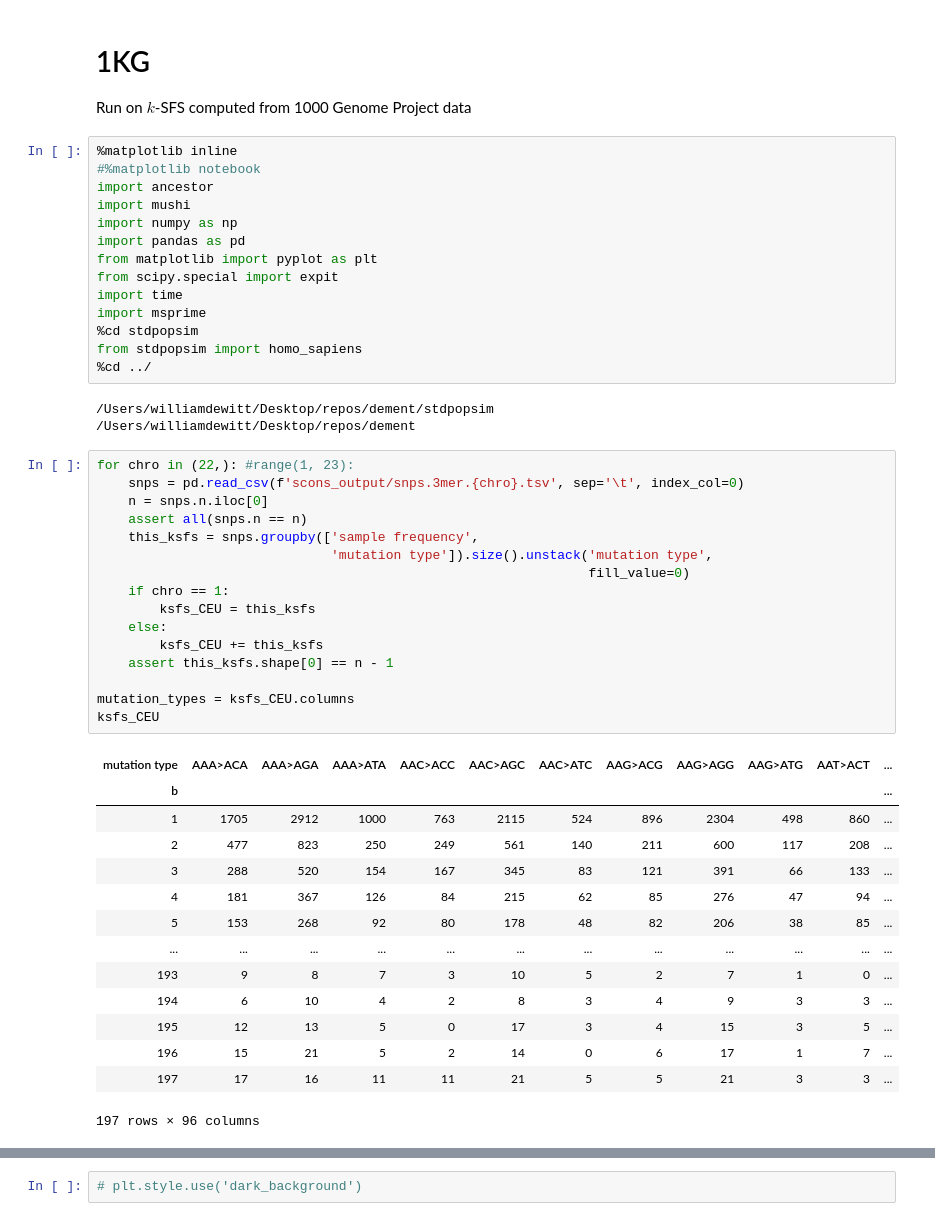
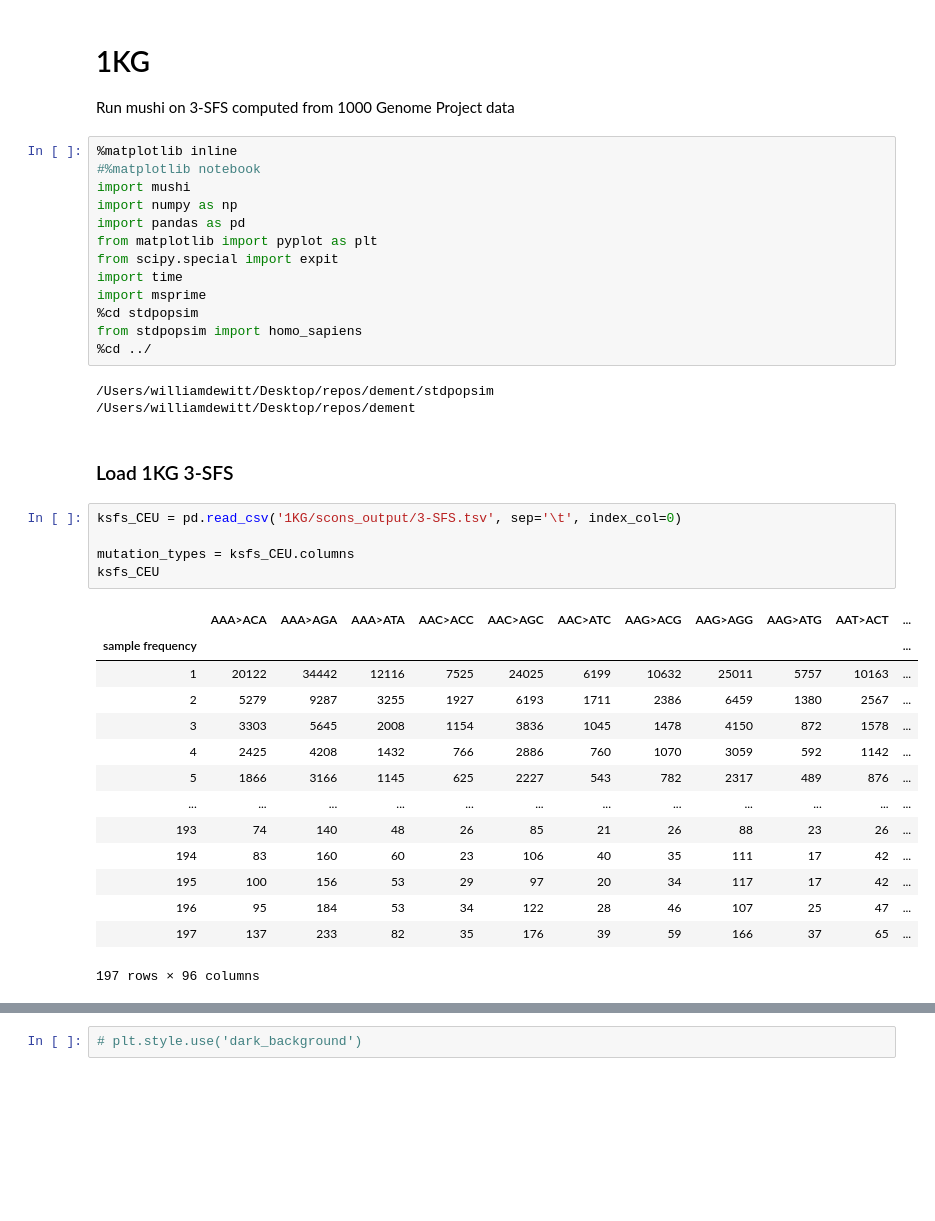
Before and after one commit to harrispopgen/mushi, a Jupyter notebook: 1KG.ipynb, the cells around one changed output, grey strips where cells are left out. Drawn from its saved outputs; the diff is of its cells as text; blank space fills up the shorter version.

```diff
--- a/1KG.ipynb
+++ b/1KG.ipynb
@@ -1,11 +1,10 @@
 # %% [markdown]
 1KG
 ==
-Run on $k$-SFS computed from 1000 Genome Project data
+Run mushi on 3-SFS computed from 1000 Genome Project data
 # %%
 %matplotlib inline
 #%matplotlib notebook
-import ancestor
 import mushi
 import numpy as np
 import pandas as pd
@@ -19,34 +18,25 @@ from stdpopsim import homo_sapiens
 # %% [output]
 /Users/williamdewitt/Desktop/repos/dement/stdpopsim
 /Users/williamdewitt/Desktop/repos/dement
-# %%
-for chro in (22,): #range(1, 23):
-    snps = pd.read_csv(f'scons_output/snps.3mer.{chro}.tsv', sep='\t', index_col=0)
-    n = snps.n.iloc[0]
-    assert all(snps.n == n)
-    this_ksfs = snps.groupby(['sample frequency',
-                              'mutation type']).size().unstack('mutation type',
-                                                               fill_value=0)
-    if chro == 1:
-        ksfs_CEU = this_ksfs
-    else:
-        ksfs_CEU += this_ksfs
-    assert this_ksfs.shape[0] == n - 1
-
-mutation_types = ksfs_CEU.columns
-ksfs_CEU
-# %% [output]
-| mutation type | AAA>ACA | AAA>AGA | AAA>ATA | AAC>ACC | AAC>AGC | AAC>ATC | AAG>ACG | AAG>AGG | AAG>ATG | AAT>ACT | ... |
-| b |  |  |  |  |  |  |  |  |  |  | ... |
-| 1 | 1705 | 2912 | 1000 | 763 | 2115 | 524 | 896 | 2304 | 498 | 860 | ... |
-| 2 | 477 | 823 | 250 | 249 | 561 | 140 | 211 | 600 | 117 | 208 | ... |
-| 3 | 288 | 520 | 154 | 167 | 345 | 83 | 121 | 391 | 66 | 133 | ... |
-| 4 | 181 | 367 | 126 | 84 | 215 | 62 | 85 | 276 | 47 | 94 | ... |
-| 5 | 153 | 268 | 92 | 80 | 178 | 48 | 82 | 206 | 38 | 85 | ... |
-| ... | ... | ... | ... | ... | ... | ... | ... | ... | ... | ... | ... |
-| 193 | 9 | 8 | 7 | 3 | 10 | 5 | 2 | 7 | 1 | 0 | ... |
-| 194 | 6 | 10 | 4 | 2 | 8 | 3 | 4 | 9 | 3 | 3 | ... |
-| 195 | 12 | 13 | 5 | 0 | 17 | 3 | 4 | 15 | 3 | 5 | ... |
-| 196 | 15 | 21 | 5 | 2 | 14 | 0 | 6 | 17 | 1 | 7 | ... |
-| 197 | 17 | 16 | 11 | 11 | 21 | 5 | 5 | 21 | 3 | 3 | ... |
-197 rows × 96 columns
+# %% [markdown]
+### Load 1KG 3-SFS
+# %%
+ksfs_CEU = pd.read_csv('1KG/scons_output/3-SFS.tsv', sep='\t', index_col=0)
+
+mutation_types = ksfs_CEU.columns
+ksfs_CEU
+# %% [output]
+|  | AAA>ACA | AAA>AGA | AAA>ATA | AAC>ACC | AAC>AGC | AAC>ATC | AAG>ACG | AAG>AGG | AAG>ATG | AAT>ACT | ... |
+| sample frequency |  |  |  |  |  |  |  |  |  |  | ... |
+| 1 | 20122 | 34442 | 12116 | 7525 | 24025 | 6199 | 10632 | 25011 | 5757 | 10163 | ... |
+| 2 | 5279 | 9287 | 3255 | 1927 | 6193 | 1711 | 2386 | 6459 | 1380 | 2567 | ... |
+| 3 | 3303 | 5645 | 2008 | 1154 | 3836 | 1045 | 1478 | 4150 | 872 | 1578 | ... |
+| 4 | 2425 | 4208 | 1432 | 766 | 2886 | 760 | 1070 | 3059 | 592 | 1142 | ... |
+| 5 | 1866 | 3166 | 1145 | 625 | 2227 | 543 | 782 | 2317 | 489 | 876 | ... |
+| ... | ... | ... | ... | ... | ... | ... | ... | ... | ... | ... | ... |
+| 193 | 74 | 140 | 48 | 26 | 85 | 21 | 26 | 88 | 23 | 26 | ... |
+| 194 | 83 | 160 | 60 | 23 | 106 | 40 | 35 | 111 | 17 | 42 | ... |
+| 195 | 100 | 156 | 53 | 29 | 97 | 20 | 34 | 117 | 17 | 42 | ... |
+| 196 | 95 | 184 | 53 | 34 | 122 | 28 | 46 | 107 | 25 | 47 | ... |
+| 197 | 137 | 233 | 82 | 35 | 176 | 39 | 59 | 166 | 37 | 65 | ... |
+197 rows × 96 columns
```
Also changed, not shown: parts of 25 cells of this notebook, 7 other files.
